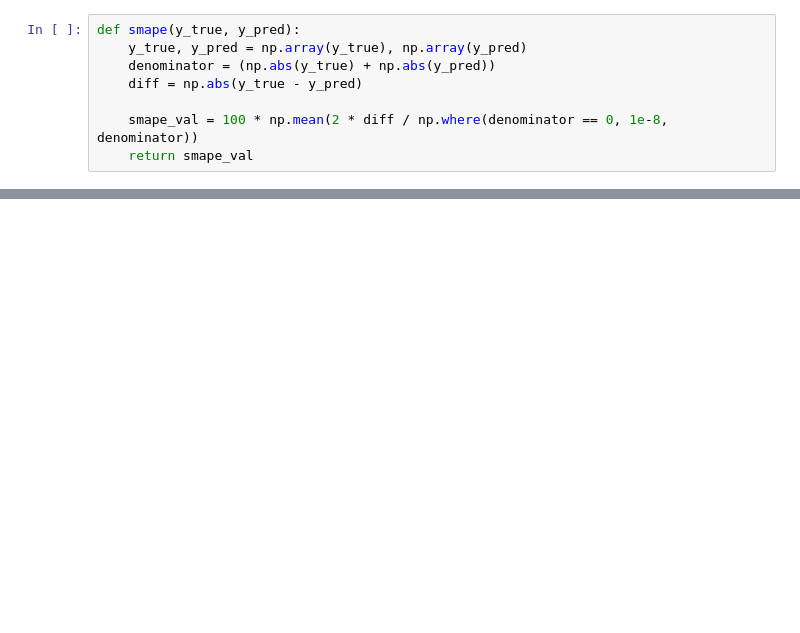
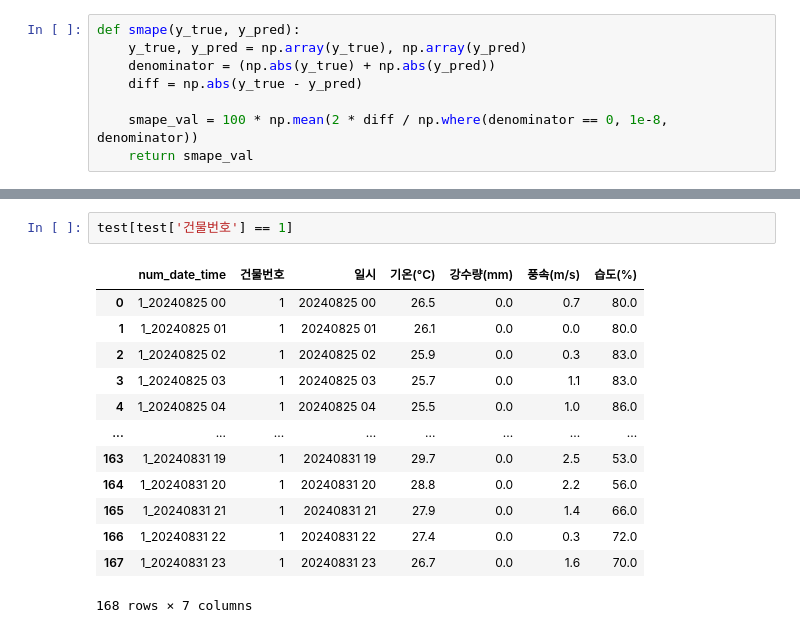
Before and after one commit to jjh0987/MyProject, a Jupyter notebook: pythonProject/2025/전력사용량예측/Untitled.ipynb, the cells around one changed output, grey strips where cells are left out. Cells and saved outputs as stored; diff of their text form; blank space fills up the shorter version.

```diff
--- a/pythonProject/2025/전력사용량예측/Untitled.ipynb
+++ b/pythonProject/2025/전력사용량예측/Untitled.ipynb
@@ -31,0 +103,16 @@ from pycaret import regression
+# %%
+test[test['건물번호'] == 1]
+# %% [output]
+|  | num_date_time | 건물번호 | 일시 | 기온(°C) | 강수량(mm) | 풍속(m/s) | 습도(%) |
+| 0 | 1_20240825 00 | 1 | 20240825 00 | 26.5 | 0.0 | 0.7 | 80.0 |
+| 1 | 1_20240825 01 | 1 | 20240825 01 | 26.1 | 0.0 | 0.0 | 80.0 |
+| 2 | 1_20240825 02 | 1 | 20240825 02 | 25.9 | 0.0 | 0.3 | 83.0 |
+| 3 | 1_20240825 03 | 1 | 20240825 03 | 25.7 | 0.0 | 1.1 | 83.0 |
+| 4 | 1_20240825 04 | 1 | 20240825 04 | 25.5 | 0.0 | 1.0 | 86.0 |
+| ... | ... | ... | ... | ... | ... | ... | ... |
+| 163 | 1_20240831 19 | 1 | 20240831 19 | 29.7 | 0.0 | 2.5 | 53.0 |
+| 164 | 1_20240831 20 | 1 | 20240831 20 | 28.8 | 0.0 | 2.2 | 56.0 |
+| 165 | 1_20240831 21 | 1 | 20240831 21 | 27.9 | 0.0 | 1.4 | 66.0 |
+| 166 | 1_20240831 22 | 1 | 20240831 22 | 27.4 | 0.0 | 0.3 | 72.0 |
+| 167 | 1_20240831 23 | 1 | 20240831 23 | 26.7 | 0.0 | 1.6 | 70.0 |
+168 rows × 7 columns
```
Also changed, not shown: parts of 10 cells of this notebook, 23 other files.
